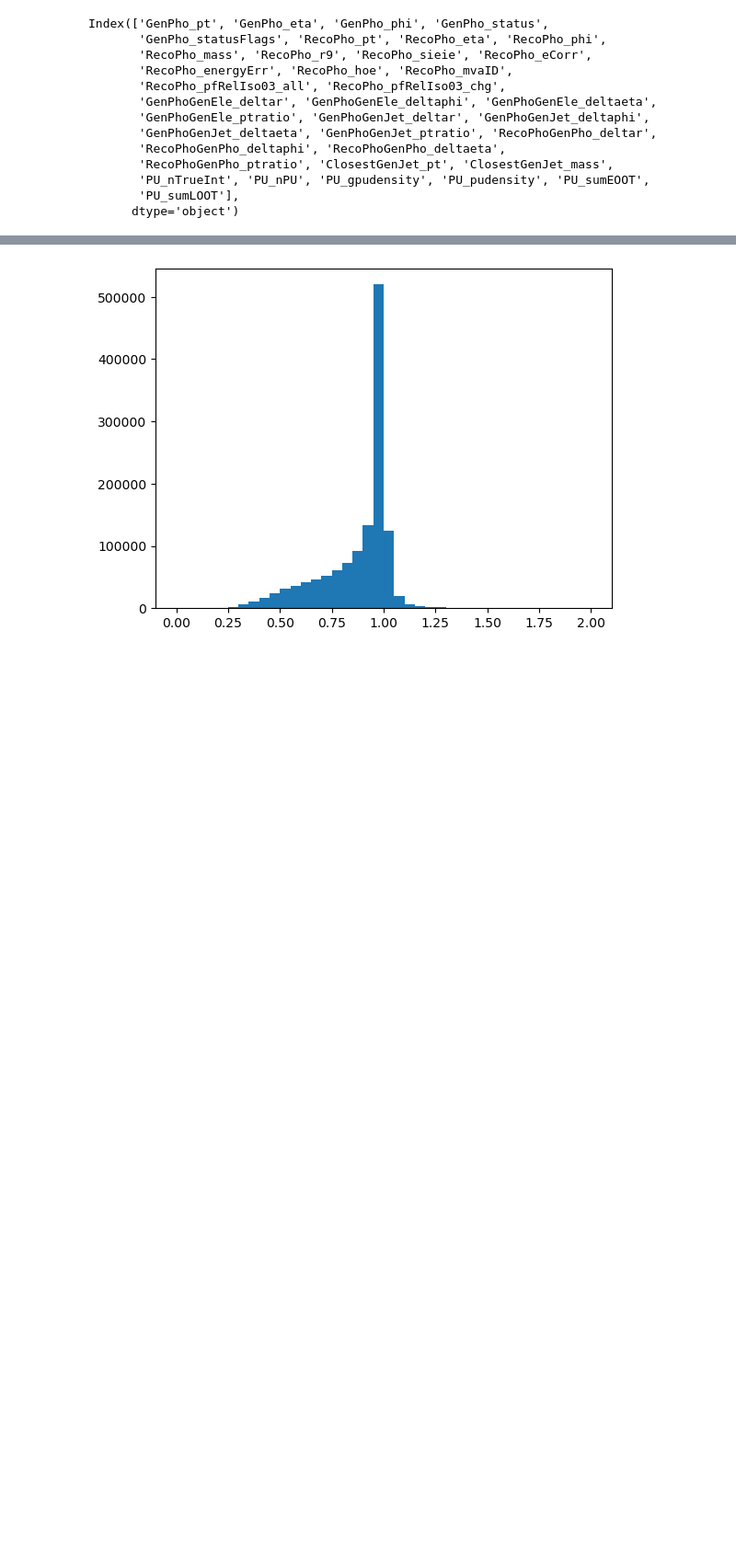
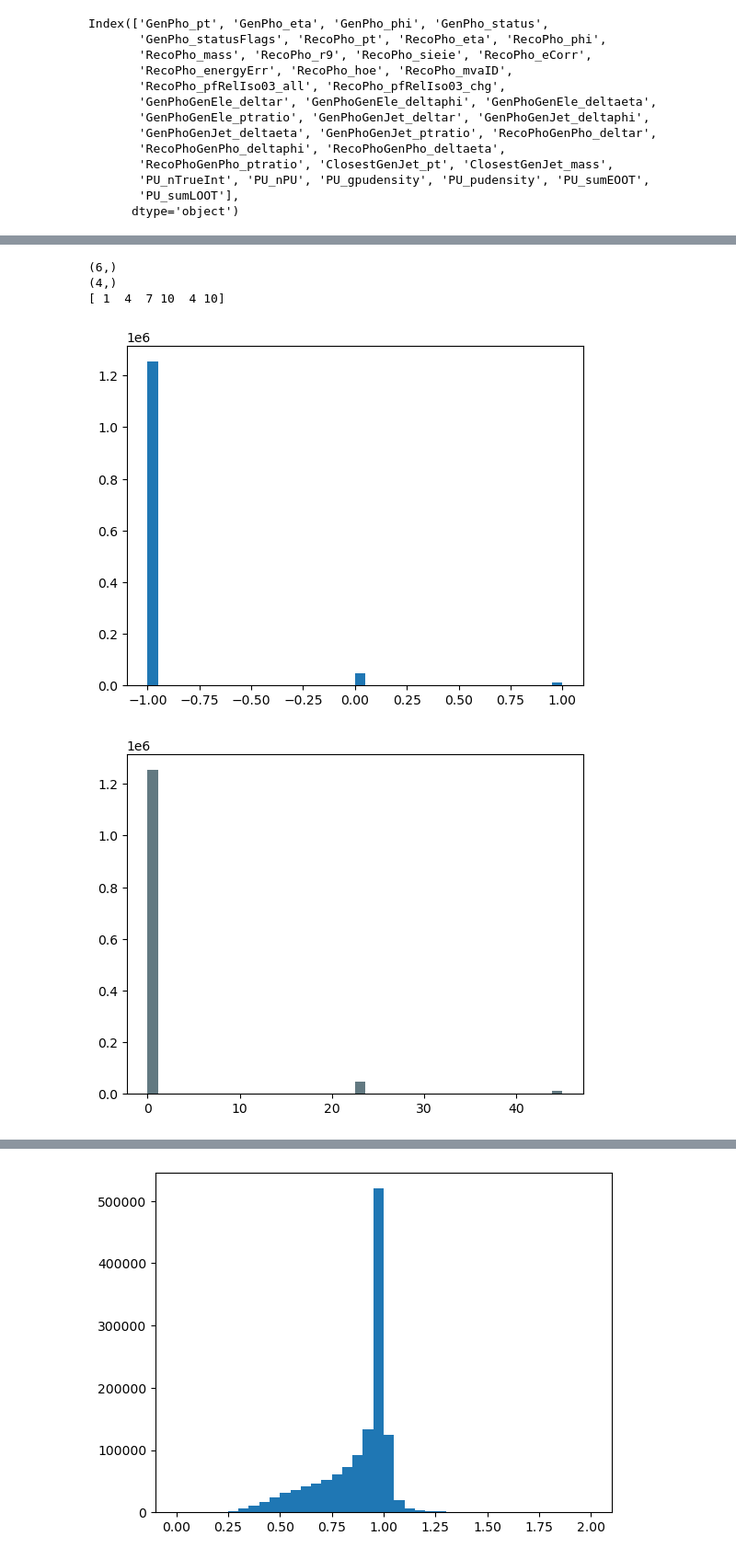
Before and after one commit to maxgalli/FlashSimStudies, a Jupyter notebook: preprocessing/study_photons.ipynb, the cells around one changed output, grey strips where cells are left out. Shown at 92% size. Drawn from its saved outputs; the diff is of its cells as text; code cells hidden in the pictures; blank space fills up the shorter version.

```diff
--- a/preprocessing/study_photons.ipynb
+++ b/preprocessing/study_photons.ipynb
@@ -37,0 +205,39 @@ Index(['GenPho_pt', 'GenPho_eta', 'GenPho_phi', 'GenPho_status',
+# %%
+import numpy as np
+
+def find_closest_numbers(sample, numbers):
+    print(sample.shape)
+    print(numbers.shape)
+    closest_indices = np.argmin(np.abs(sample - numbers[:, np.newaxis]), axis=0)
+    return numbers[closest_indices]
+
+sample = np.array([1.2, 3.5, 6.8, 9.1, 4.4, 55])
+numbers = np.array([1, 4, 7, 10])
+closest = find_closest_numbers(sample, numbers)
+
+print(closest)  # Output: [1 4 7 10]
+# %% [output]
+(6,)
+(4,)
+[ 1  4  7 10  4 10]
+# %%
+from scipy.ndimage.filters import uniform_filter1d
+
+pipe = Pipeline(
+    [
+        ('arctan_trans', FunctionTransformer(lambda x: np.arctan(x*100), inverse_func=lambda x: (np.tan(x))/100)),
+        ('scaler', MinMaxScaler((-1, 1)))
+    ]
+)
+
+orig_rng = (0, 45)
+var = df['GenPho_status'].values
+new_var = pipe.fit_transform(var.reshape(-1, 1))
+plt.hist(new_var, bins=40);
+plt.show()
+old_var = pipe.inverse_transform(new_var)
+plt.hist(var, bins=40, range=orig_rng);
+plt.hist(old_var, bins=40, range=orig_rng, alpha=0.3);
+# %% [output]
+[figure, added]
+[figure, added]
```
Also changed, not shown: parts of 7 cells of this notebook, 2 other files.
